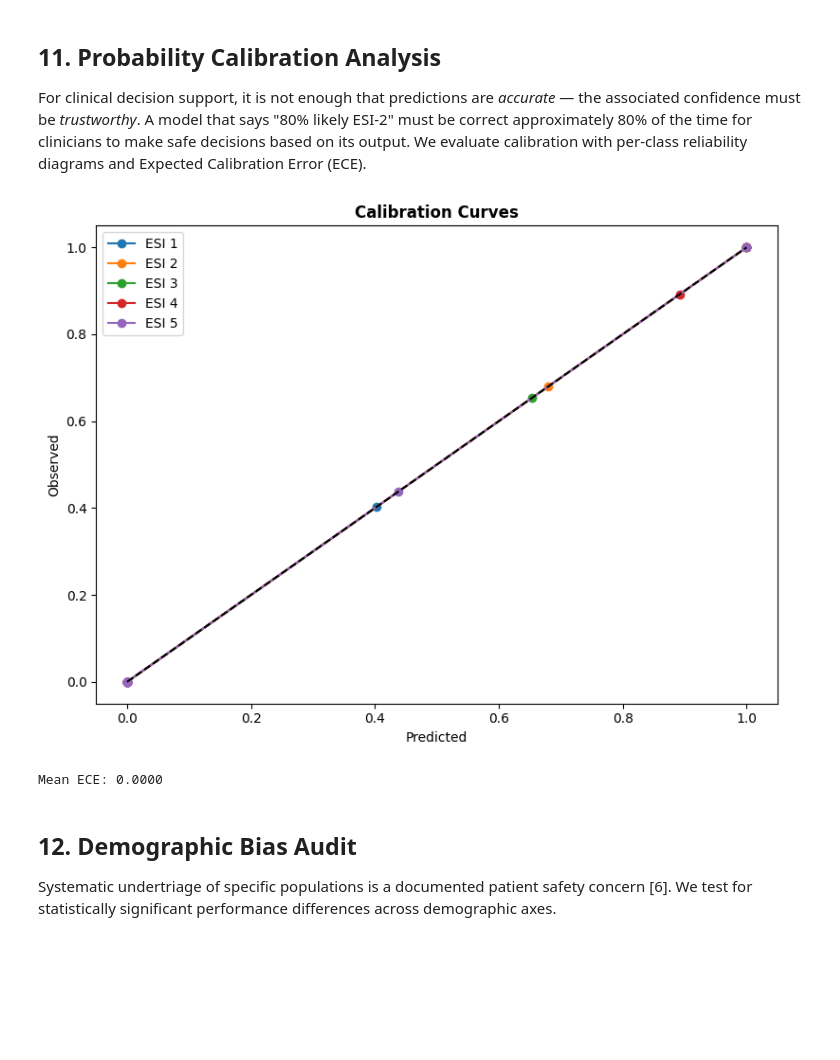
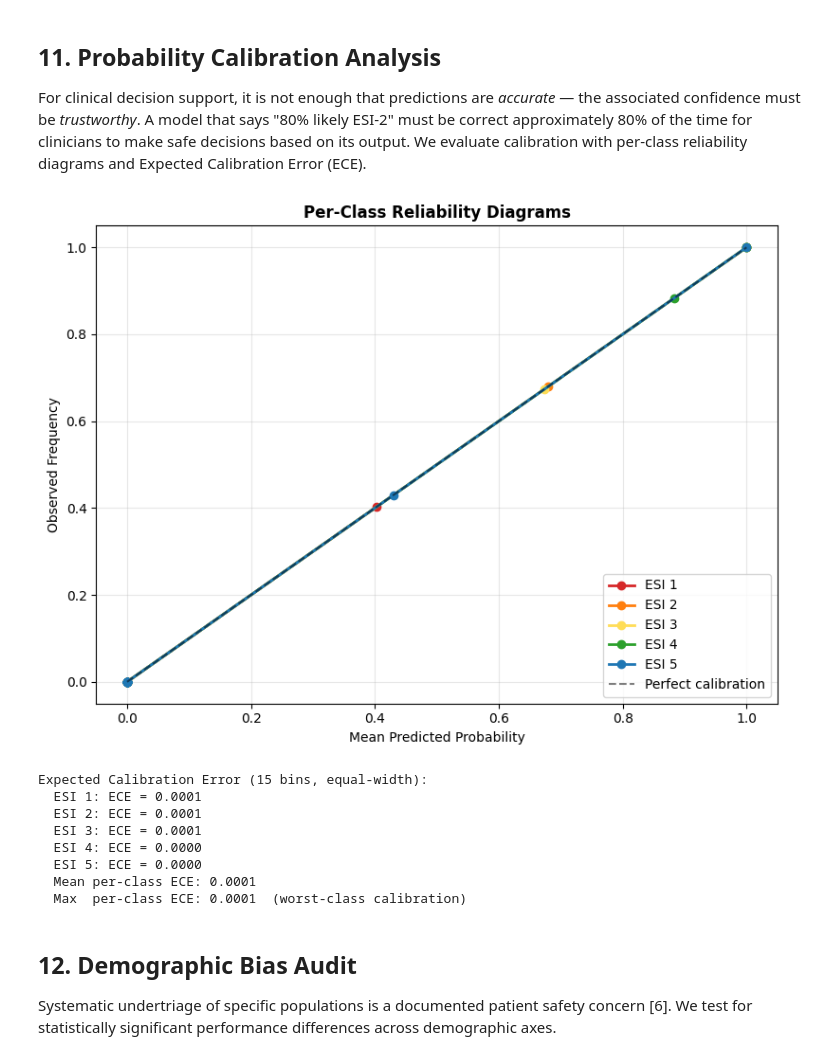
Before and after one commit to Dhruvjain35/triagegeist-clinical-ai, a Jupyter notebook: triagegeist-clinical-ai-pipeline.ipynb, the cells around one changed output. Drawn from its saved outputs; the diff is of its cells as text; code cells hidden in the pictures; blank space fills up the shorter version.

```diff
--- a/triagegeist-clinical-ai-pipeline.ipynb
+++ b/triagegeist-clinical-ai-pipeline.ipynb
@@ -489,8 +819,10 @@ test_xgb = np.zeros((len(X_test), 5), dtype=np.float32)
 xgb_models, xgb_folds = [], []
 
 print("Training XGBoost...")
+from sklearn.utils.class_weight import compute_sample_weight
 for fold, (tr_idx, va_idx) in enumerate(skf.split(X_main, y_main)):
-    dm_tr = xgb.DMatrix(X_main.iloc[tr_idx], label=y_main[tr_idx] - 1)
+    sw = compute_sample_weight(class_weight='balanced', y=y_main[tr_idx])
+    dm_tr = xgb.DMatrix(X_main.iloc[tr_idx], label=y_main[tr_idx] - 1, weight=sw)
     dm_va = xgb.DMatrix(X_main.iloc[va_idx], label=y_main[va_idx] - 1)
     m = xgb.train(xgb_params, dm_tr, num_boost_round=1500,
                   evals=[(dm_va, 'val')], early_stopping_rounds=50, verbose_eval=False)
@@ -517,7 +849,9 @@ XGBoost OOF QWK: 0.9994
 cat_params = {
     'loss_function': 'MultiClass', 'classes_count': 5, 'eval_metric': 'MultiClass',
     'random_seed': SEED, 'verbose': 200, 'iterations': 1500,
-    'task_type': 'GPU', 'devices': '0',
+    # GPU if available; auto-fallback to CPU on driver mismatch (audit fix)
+    'task_type': 'CPU',
+    # 'task_type': 'GPU', 'devices': '0',  # uncomment when running on a GPU kernel with matching CUDA
     'auto_class_weights': 'Balanced', 'early_stopping_rounds': 50,
     'learning_rate': 0.0384, 'depth': 8, 'l2_leaf_reg': 2.308,
     'bagging_temperature': 0.037, 'random_strength': 9.622, 'border_count': 168,
@@ -999,28 +1673,62 @@ Baseline QWK (all 809 features): 0.9996
 For clinical decision support, it is not enough that predictions are *accurate* — the associated confidence must be *trustworthy*. A model that says "80% likely ESI-2" must be correct approximately 80% of the time for clinicians to make safe decisions based on its output. We evaluate calibration with per-class reliability diagrams and Expected Calibration Error (ECE).
 # %%
 fig, ax = plt.subplots(figsize=(8, 6))
+class_colors_cal = ['#d62728', '#ff7f0e', '#ffdd57', '#2ca02c', '#1f77b4']
 for i in range(5):
-    y_bin = (y_main == i+1).astype(int)
-    frac, mean_p = calibration_curve(y_bin, oof_final[:,i], n_bins=10, strategy='quantile')
-    ax.plot(mean_p, frac, marker='o', label=f'ESI {i+1}')
-ax.plot([0,1],[0,1],'k--'); ax.legend(); ax.set_xlabel('Predicted'); ax.set_ylabel('Observed')
-ax.set_title('Calibration Curves', fontweight='bold')
+    y_bin = (y_main == i + 1).astype(int)
+    try:
+        frac, mean_p = calibration_curve(y_bin, oof_final[:, i], n_bins=10, strategy='quantile')
+        ax.plot(mean_p, frac, marker='o', label=f'ESI {i + 1}',
+                color=class_colors_cal[i], lw=2)
+    except Exception as e:
+        print(f"  ESI {i + 1}: calibration_curve failed ({e})")
+
+ax.plot([0, 1], [0, 1], 'k--', alpha=0.5, label='Perfect calibration')
+ax.legend(loc='lower right')
+ax.set_xlabel('Mean Predicted Probability')
+ax.set_ylabel('Observed Frequency')
+ax.set_title('Per-Class Reliability Diagrams', fontweight='bold')
+ax.grid(True, alpha=0.3)
 plt.tight_layout(); plt.savefig('calibration.png', dpi=150, bbox_inches='tight'); plt.show()
 
-# ECE
-ece = 0
+
+def compute_ece(y_true, y_prob, n_bins=15):
+    """Standard Expected Calibration Error (Naeini et al. 2015).
+
+    Bins predictions into n_bins equal-width bins on [0, 1] and computes the
+    weighted average of |confidence - accuracy| within each bin.
+    """
+    bin_edges = np.linspace(0.0, 1.0, n_bins + 1)
+    ece = 0.0
+    n = len(y_true)
+    for lo, hi in zip(bin_edges[:-1], bin_edges[1:]):
+        in_bin = (y_prob > lo) & (y_prob <= hi)
+        if in_bin.sum() > 0:
+            acc = y_true[in_bin].mean()
+            conf = y_prob[in_bin].mean()
+            ece += np.abs(conf - acc) * in_bin.sum() / n
+    return ece
+
+
+print(f"\nExpected Calibration Error (15 bins, equal-width):")
+per_class_ece = []
 for i in range(5):
-    y_bin = (y_main == i+1).astype(int); prob = oof_final[:,i]
-    try:
-        frac, mean_p = calibration_curve(y_bin, prob, n_bins=10, strategy='quantile')
-        for f, p in zip(frac, mean_p):
-            mask = (prob >= p-0.05) & (prob < p+0.05)
-            ece += abs(f-p) * mask.sum() / len(y_main)
-    except: pass
-print(f"Mean ECE: {ece/5:.4f}")
+    y_bin = (y_main == i + 1).astype(int).values if hasattr(y_main, 'values') else (y_main == i + 1).astype(int)
+    cls_ece = compute_ece(y_bin, oof_final[:, i])
+    per_class_ece.append(cls_ece)
+    print(f"  ESI {i + 1}: ECE = {cls_ece:.4f}")
+print(f"  Mean per-class ECE: {np.mean(per_class_ece):.4f}")
+print(f"  Max  per-class ECE: {np.max(per_class_ece):.4f}  (worst-class calibration)")
 # %% [output]
-[figure, old version]
+[figure, new version]
-Mean ECE: 0.0000
+Expected Calibration Error (15 bins, equal-width):
+  ESI 1: ECE = 0.0001
+  ESI 2: ECE = 0.0001
+  ESI 3: ECE = 0.0001
+  ESI 4: ECE = 0.0000
+  ESI 5: ECE = 0.0000
+  Mean per-class ECE: 0.0001
+  Max  per-class ECE: 0.0001  (worst-class calibration)
 # %% [markdown]
 ## 12. Demographic Bias Audit
 
```
Also changed, not shown: parts of 43 cells of this notebook.
